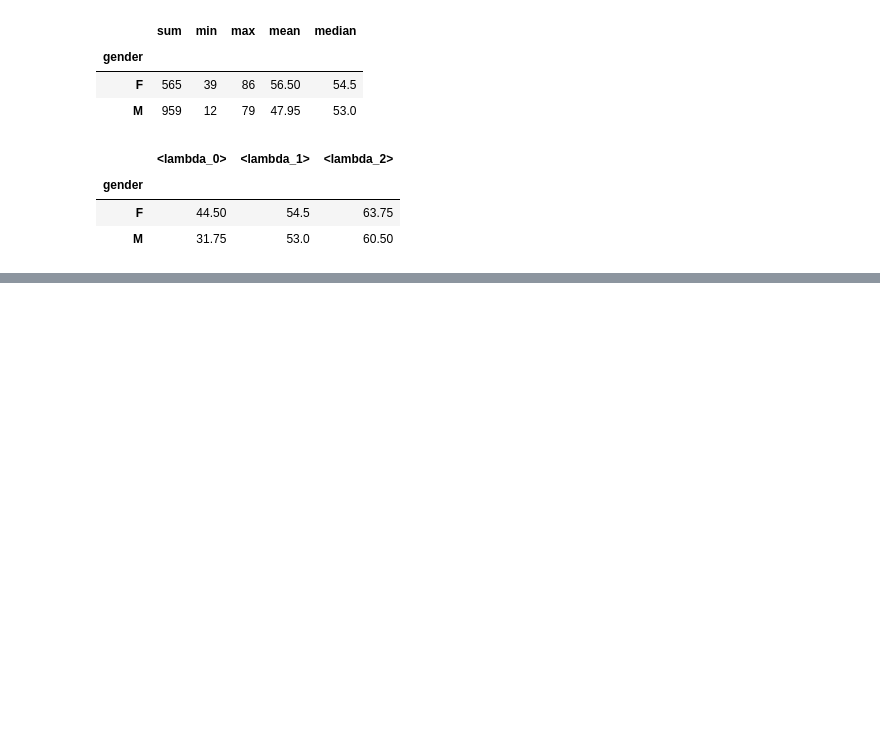
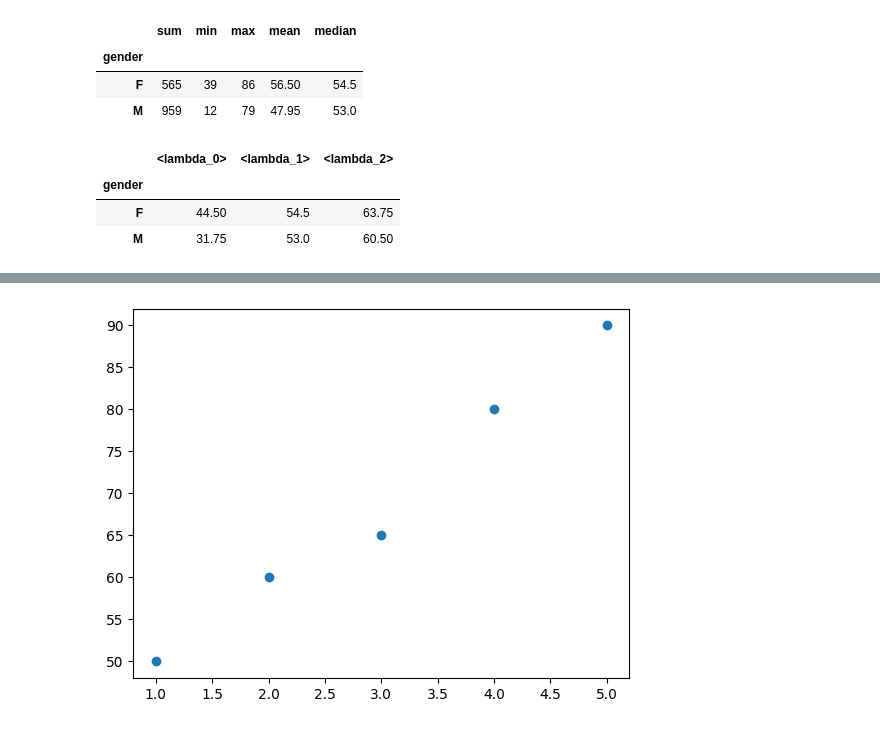
Before and after one commit to chayojun/EMS_Python_Analysis, a Jupyter notebook: scr/04_data_preprocessing.ipynb, the cells around one changed output, grey strips where cells are left out. Saved outputs shown, nothing was run; the diff lists cells and outputs as text; code cells hidden in the pictures; blank space fills up the shorter version.

```diff
--- a/scr/04_data_preprocessing.ipynb
+++ b/scr/04_data_preprocessing.ipynb
@@ -449,0 +549,10 @@ df2["final_score"].agg([
+# %%
+import matplotlib.pyplot as plt
+
+study = [1,2,3,4,5]
+score = [50,60,65,80,90]
+
+plt.scatter(study, score)
+plt.show()
+# %% [output]
+[figure, added]
```
Also changed, not shown: parts of 11 cells of this notebook.
